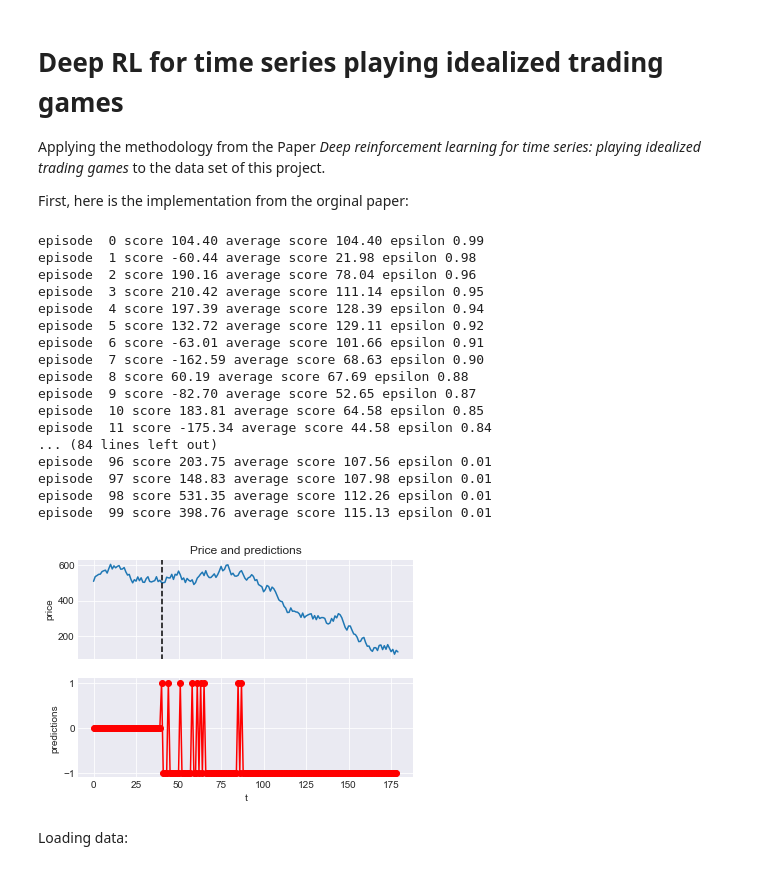
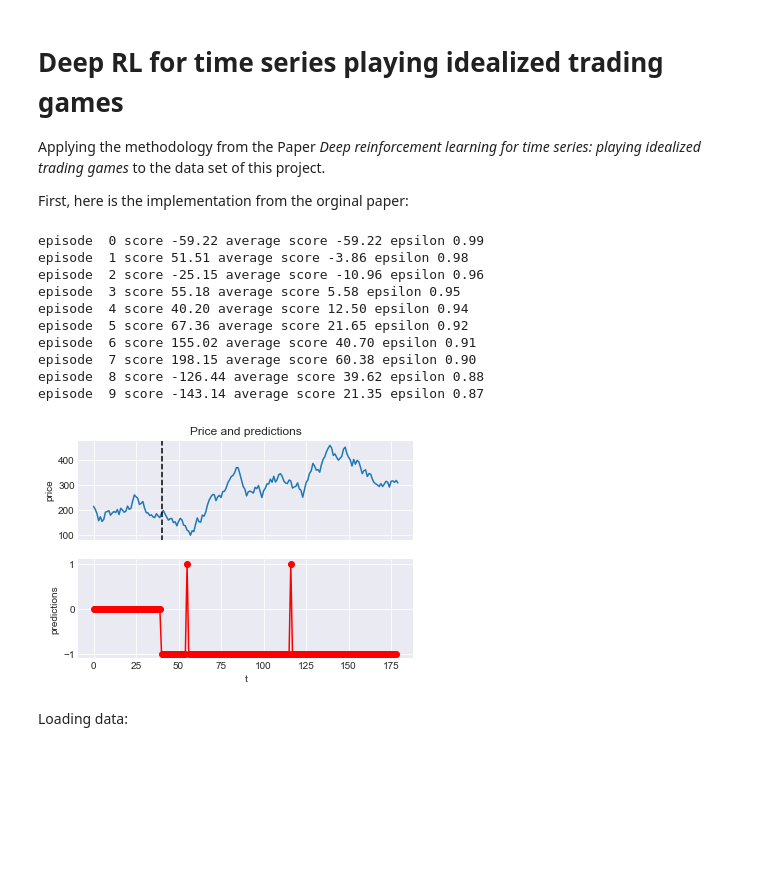
Before and after one commit to felix-ha/cfds_project, a Jupyter notebook: DeepRL_playing_idealized_trading_games.ipynb, the cells around one changed output. Cells and saved outputs as stored; diff of their text form; code cells hidden in the pictures; blank space fills up the shorter version.

```diff
--- a/DeepRL_playing_idealized_trading_games.ipynb
+++ b/DeepRL_playing_idealized_trading_games.ipynb
@@ -397,7 +397,7 @@ def get_prediction(action, empty_status):
 
 
 if __name__ == '__main__':
-    n_games = 100
+    n_games = 10
     window_size_observation = 40
     size_time_series = 180
 
@@ -487,51 +487,44 @@ if __name__ == '__main__':
         predictions = [0 for i in range(window_size_observation)] + predictions
         rewards = [0 for i in range(window_size_observation)] + rewards
         actions = [0 for i in range(window_size_observation)] + actions
 
 
 
 
 
         fig, (ax, ax2) = plt.subplots(2, 1, sharex=True)
 
 
         ax.plot(df['y'], label='price')
         ax.axvline(x=window_size_observation, ymin=-100, ymax=500, color='black',linestyle='--', alpha=1)
         ax.grid()
         ax.set_ylabel('price')
         ax.set_title("Price and predictions")
 
 
 
         #ax2.plot(actions, 'ro-')
         ax2.plot(predictions, 'ro-')
         ax2.set_xlabel('t')
         ax2.set_ylabel('predictions')
 
 
 
         plt.grid()
 
         plt.show()
 # %% [output]
-episode  0 score 104.40 average score 104.40 epsilon 0.99
-episode  1 score -60.44 average score 21.98 epsilon 0.98
-episode  2 score 190.16 average score 78.04 epsilon 0.96
-episode  3 score 210.42 average score 111.14 epsilon 0.95
-episode  4 score 197.39 average score 128.39 epsilon 0.94
-episode  5 score 132.72 average score 129.11 epsilon 0.92
-episode  6 score -63.01 average score 101.66 epsilon 0.91
-episode  7 score -162.59 average score 68.63 epsilon 0.90
-episode  8 score 60.19 average score 67.69 epsilon 0.88
-episode  9 score -82.70 average score 52.65 epsilon 0.87
-episode  10 score 183.81 average score 64.58 epsilon 0.85
-episode  11 score -175.34 average score 44.58 epsilon 0.84
-... (84 lines left out)
-episode  96 score 203.75 average score 107.56 epsilon 0.01
-episode  97 score 148.83 average score 107.98 epsilon 0.01
-episode  98 score 531.35 average score 112.26 epsilon 0.01
-episode  99 score 398.76 average score 115.13 epsilon 0.01
+episode  0 score -59.22 average score -59.22 epsilon 0.99
+episode  1 score 51.51 average score -3.86 epsilon 0.98
+episode  2 score -25.15 average score -10.96 epsilon 0.96
+episode  3 score 55.18 average score 5.58 epsilon 0.95
+episode  4 score 40.20 average score 12.50 epsilon 0.94
+episode  5 score 67.36 average score 21.65 epsilon 0.92
+episode  6 score 155.02 average score 40.70 epsilon 0.91
+episode  7 score 198.15 average score 60.38 epsilon 0.90
+episode  8 score -126.44 average score 39.62 epsilon 0.88
+episode  9 score -143.14 average score 21.35 epsilon 0.87
-[figure, old version]
+[figure, new version]
 # %% [markdown]
 Loading data:
 # %%
```
Also changed, not shown: parts of 3 cells of this notebook, 2 other files.
